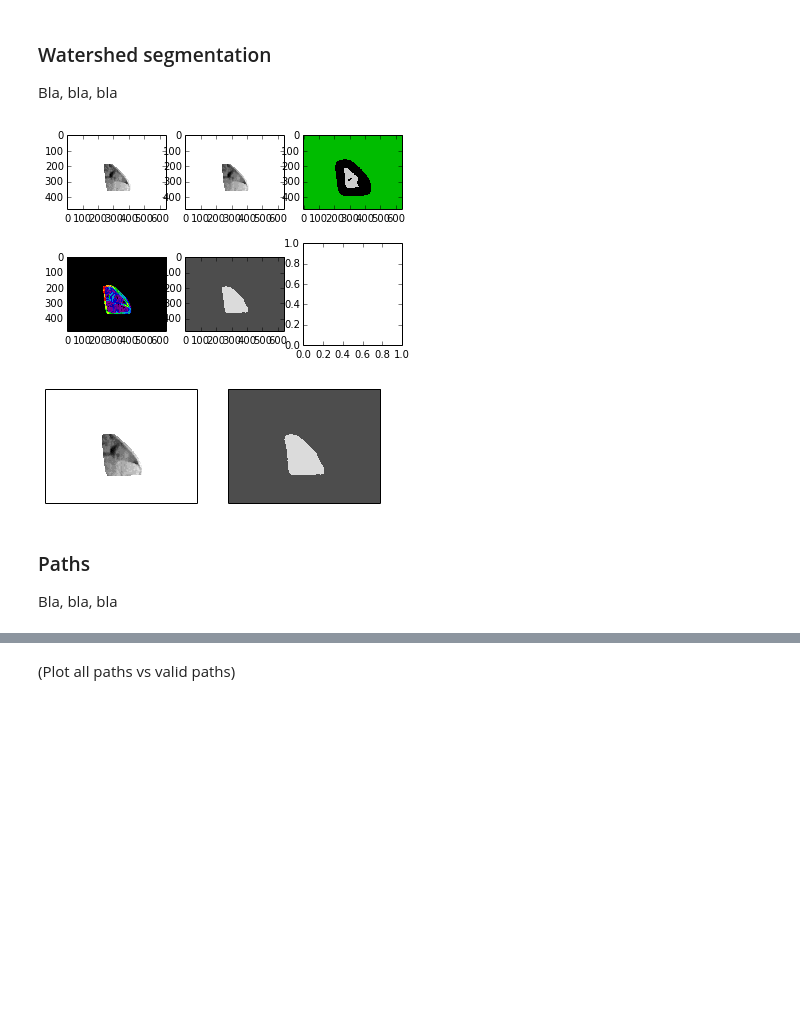
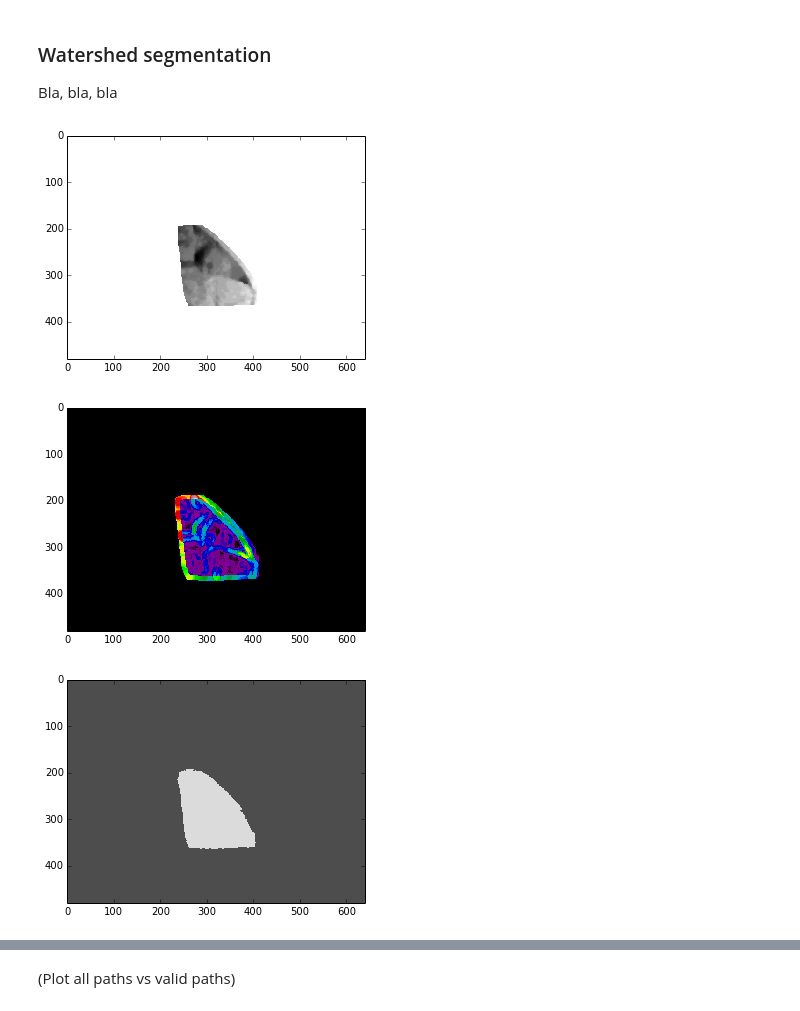
Before and after one commit to roboticslab-uc3m/textiles, a Jupyter notebook: notebooks/Algorithm.ipynb, the cells around one changed output, grey strips where cells are left out. Drawn from its saved outputs; the diff is of its cells as text; code cells hidden in the pictures; blank space fills up the shorter version.

Commit message:
Fix figures size

```diff
--- a/notebooks/Algorithm.ipynb
+++ b/notebooks/Algorithm.ipynb
@@ -156,26 +158,13 @@ gradient = rank.gradient(denoised, disk(5))
 labels = watershed(gradient, markers)
 # %%
 # display results
-fig, axes = plt.subplots(2,3)
-axes[0, 0].imshow(image, cmap=plt.cm.gray, interpolation='nearest')
-axes[0, 1].imshow(denoised, cmap=plt.cm.gray, interpolation='nearest')
-axes[0, 2].imshow(markers, cmap=plt.cm.spectral, interpolation='nearest')
-axes[1, 0].imshow(gradient, cmap=plt.cm.spectral, interpolation='nearest')
-axes[1, 1].imshow(labels, cmap=plt.cm.spectral, interpolation='nearest', alpha=.7)
+plt.imshow(denoised, cmap=plt.cm.gray, interpolation='nearest')
+plt.figure()
+plt.imshow(gradient, cmap=plt.cm.spectral, interpolation='nearest')
+plt.figure()
+plt.imshow(labels, cmap=plt.cm.spectral, interpolation='nearest', alpha=.7)
 plt.show()
 # %% [output]
-[figure, old version]
+[figure, new version]
+[figure, added]
+[figure, added]
-# %%
-fig, axes = plt.subplots(1,2)
-axes[0].imshow(image, cmap=plt.cm.gray, interpolation='nearest')
-axes[1].imshow(labels, cmap=plt.cm.spectral, interpolation='nearest', alpha=.7)
-axes[0].set_xticks([])
-axes[0].set_yticks([])
-axes[1].set_xticks([])
-axes[1].set_yticks([])
-plt.show()
-# %% [output]
-[figure, removed]
-# %% [markdown]
-### Paths
-Bla, bla, bla
```
Also changed, not shown: parts of 5 cells of this notebook.
